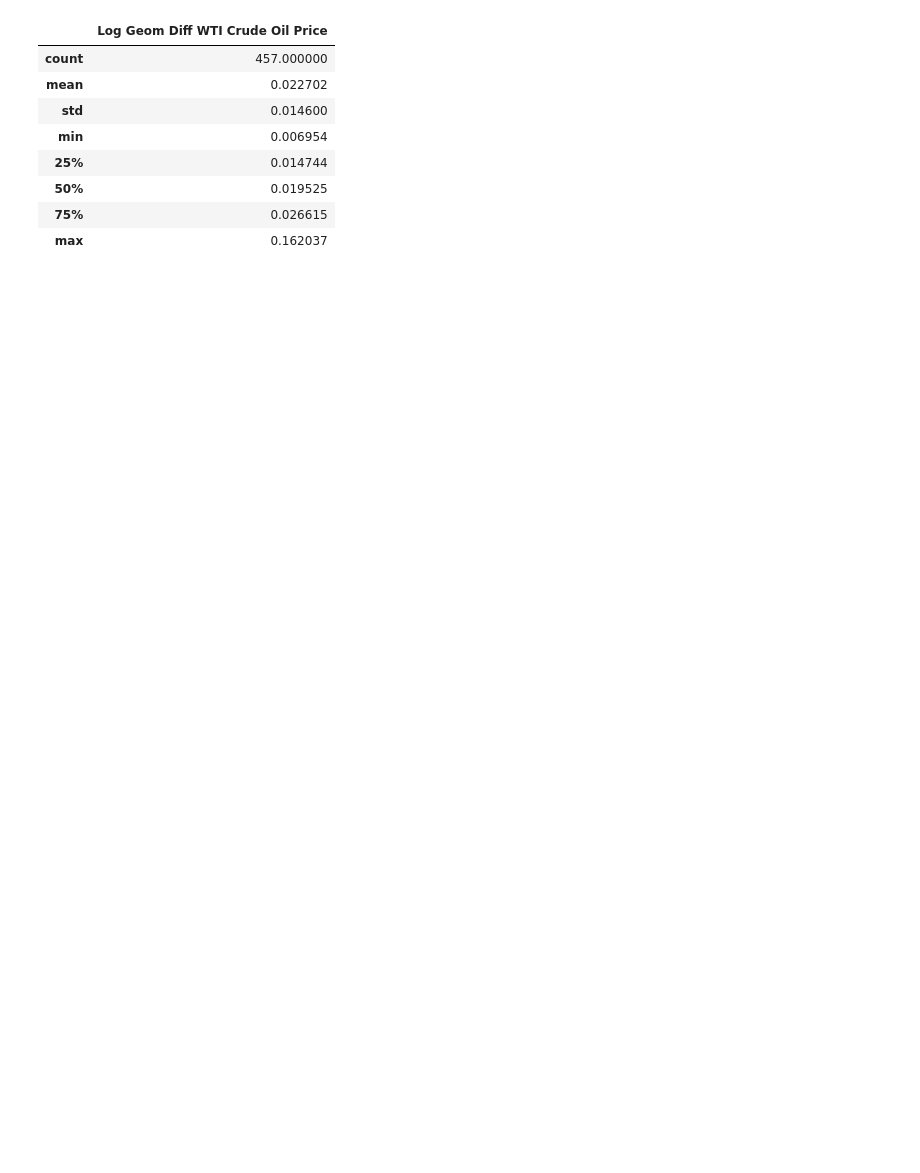
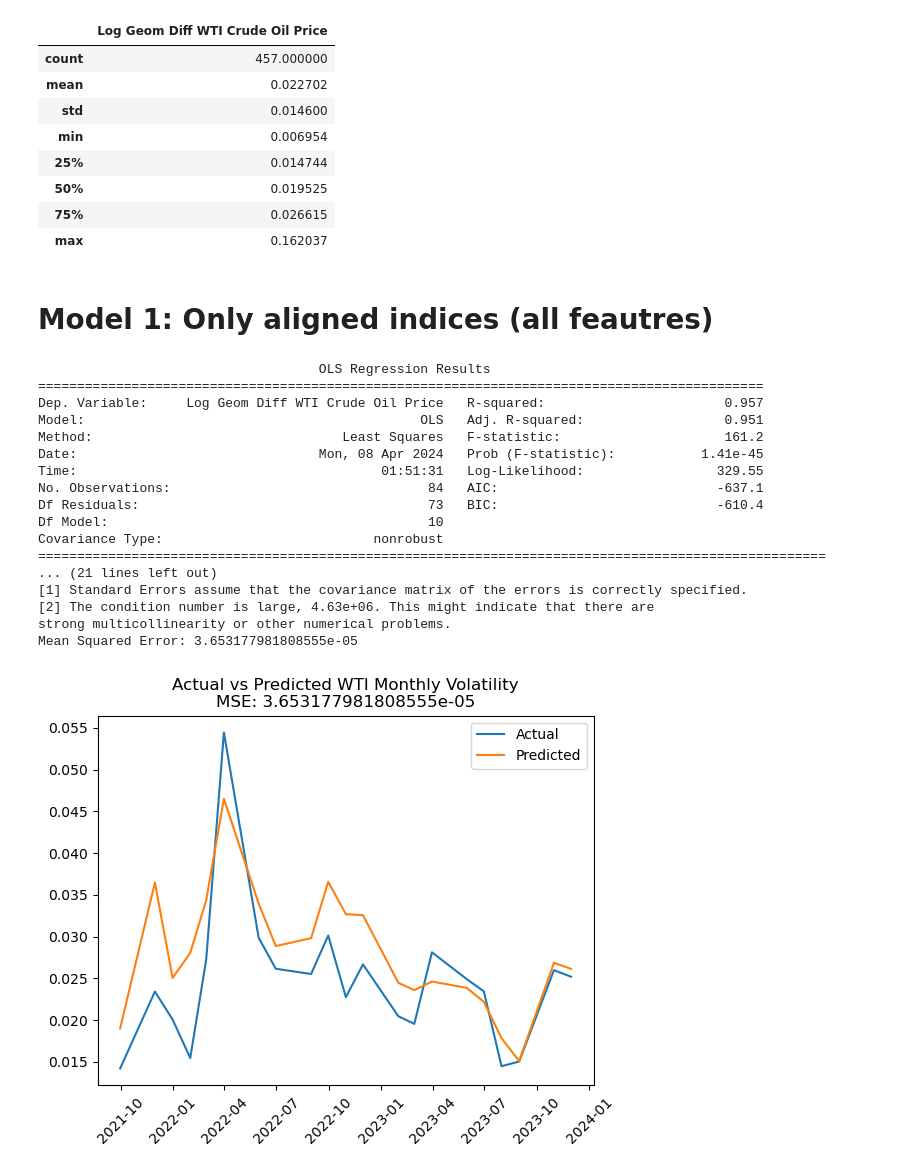
Before and after one commit to nklatsky/datathon-s24-team4-code, a Jupyter notebook: wti_vol_predict_linear.ipynb, the cells around one changed output. Cells and saved outputs as stored; diff of their text form; code cells hidden in the pictures; blank space fills up the shorter version.

Commit message:
regression model done

```diff
--- a/wti_vol_predict_linear.ipynb
+++ b/wti_vol_predict_linear.ipynb
@@ -252,3 +250,61 @@ Y.describe()
 | 50% | 0.019525 |
 | 75% | 0.026615 |
 | max | 0.162037 |
+# %% [markdown]
+# Model 1: Only aligned indices (all feautres)
+# %%
+# Create XY df with only aligned dates
+XY = pd.concat([X, Y], axis=1).dropna()
+
+XY.describe()
+
+# Run regression of Y on X
+
+# Train Test Split
+train_size = int(0.8 * XY.shape[0])
+
+train = XY.iloc[:train_size, :]
+test = XY.iloc[train_size:, :]
+X_train = train.iloc[:, :-1]
+
+X_train = sm.add_constant(X_train)
+Y_train = train.iloc[:, -1]
+
+X_test = test.iloc[:, :-1]
+X_test = sm.add_constant(X_test)
+Y_test = test.iloc[:, -1]
+
+# Fit model
+model = sm.OLS(Y_train, X_train)
+results = model.fit()
+print(results.summary())
+
+# Predict
+Y_pred = results.predict(X_test)
+print('Mean Squared Error:', np.mean((Y_test - Y_pred)**2))
+# Plot
+plt.plot(Y_test, label='Actual')
+plt.plot(Y_pred, label='Predicted')
+plt.legend()
+plt.title('Actual vs Predicted WTI Monthly Volatility' + '\n' + 'MSE: ' + str(np.mean((Y_test - Y_pred)**2)))
+plt.xticks(rotation=45)
+plt.show()
+# %% [output]
+                                    OLS Regression Results
+=============================================================================================
+Dep. Variable:     Log Geom Diff WTI Crude Oil Price   R-squared:                       0.957
+Model:                                           OLS   Adj. R-squared:                  0.951
+Method:                                Least Squares   F-statistic:                     161.2
+Date:                               Mon, 08 Apr 2024   Prob (F-statistic):           1.41e-45
+Time:                                       01:51:31   Log-Likelihood:                 329.55
+No. Observations:                                 84   AIC:                            -637.1
+Df Residuals:                                     73   BIC:                            -610.4
+Df Model:                                         10
+Covariance Type:                           nonrobust
+=====================================================================================================
+... (21 lines left out)
+[1] Standard Errors assume that the covariance matrix of the errors is correctly specified.
+[2] The condition number is large, 4.63e+06. This might indicate that there are
+strong multicollinearity or other numerical problems.
+Mean Squared Error: 3.653177981808555e-05
+[figure, added]
```
Also changed, not shown: parts of 7 cells of this notebook.
